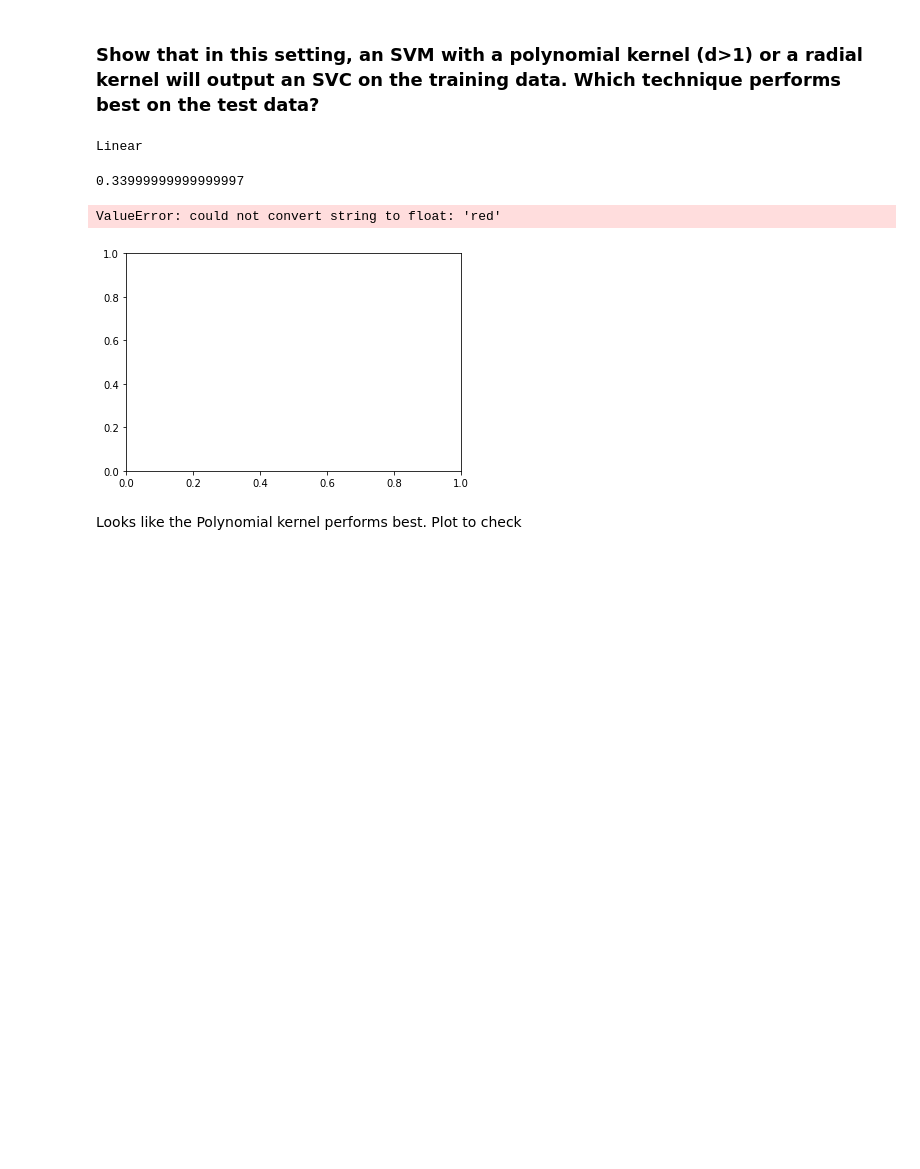
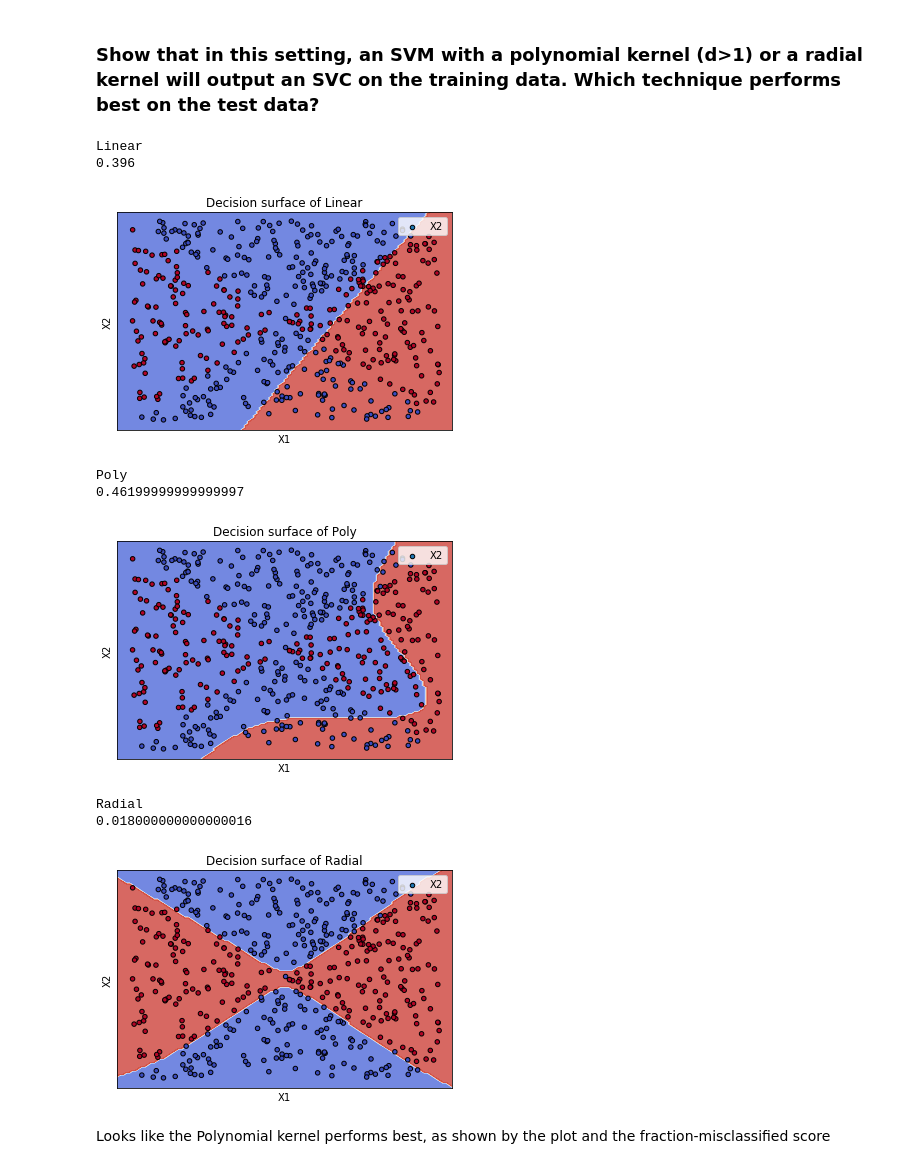
Before and after one commit to wllgrnt/islr-python-examples, a Jupyter notebook: Chapter9/question4.ipynb, the cells around one changed output. Cells and saved outputs as stored; diff of their text form; code cells hidden in the pictures; blank space fills up the shorter version.

Commit message:
showing that a linear svm does poorly on non-linear data

```diff
--- a/Chapter9/question4.ipynb
+++ b/Chapter9/question4.ipynb
@@ -33,4 +31,4 @@ ax.scatter("X1", "X2", c="Y", data=df)
 # %%
 X = df.drop(columns="Y")
 y = df.Y
-X_train, X_test, y_train, y_test = sklearn.model_selection.train_test_split(X, y, test_size=0.5)
+# X_train, X_test, y_train, y_test = sklearn.model_selection.train_test_split(X, y, test_size=0.33)
@@ -37,47 +59,35 @@ X_train, X_test, y_train, y_test = sklearn.model_selection.train_test_split(X, y
 # %%
-def make_meshgrid(x, y, h=.02):
-    x_min, x_max = x.min() - 1, x.max() + 1
-    y_min, y_max = y.min() - 1, y.max() + 1
-    xx, yy = np.meshgrid(np.arange(x_min, x_max, h), np.arange(y_min, y_max, h))
-    return xx, yy
 
-def plot_contours(ax, clf, xx, yy, **params):
-    Z = clf.predict(np.c_[xx.ravel(), yy.ravel()])
-    Z = Z.reshape(xx.shape)
-    out = ax.contourf(xx, yy, Z, **params)
-    return out
-
-
-linear_svm = sklearn.svm.LinearSVC(max_iter=1e6)
-polynomial_svm = sklearn.svm.SVC(kernel="poly", degree=3, gamma="auto")
-radial_svm = sklearn.svm.SVC(kernel="rbf", gamma="auto")
-
-for name, model in zip(["Linear", "Poly", "Radial"],[linear_svm, polynomial_svm, radial_svm]):
+for name, model in zip(["Linear", "Poly", "Radial"],[linear_cv, poly_cv, radial_cv]):
     print(name)
-    model.fit(X_train, y_train)
-    y_pred = model.predict(X_test)
-    score = sklearn.metrics.zero_one_loss(y_test, y_pred)
+    y_pred = model.predict(X)
+    score = sklearn.metrics.zero_one_loss(y, y_pred)
     print(score)
     fig, ax = plt.subplots()
     # title for the plots
     title = (f'Decision surface of {name}')
     # Set-up grid for plotting.
     X1, X2 = X.X1, X.X2
     xx, yy = make_meshgrid(X1, X2)
     plot_contours(ax, model, xx, yy, cmap=plt.cm.coolwarm, alpha=0.8)
-    colors = [0  if x == "Red" else 1 for x in y]
-    ax.scatter(X1, X2, c=colors, cmap=plt.cm.coolwarm, s=20, edgecolors='k')
+#     colors = [TEXTTOINT[prediction] for prediction in y]
+    ax.scatter(X1, X2, c=y, cmap=plt.cm.coolwarm, s=20, edgecolors='k')
     ax.set_ylabel('X2')
     ax.set_xlabel('X1')
     ax.set_xticks(())
     ax.set_yticks(())
     ax.set_title(title)
     ax.legend()
     plt.show()
 # %% [output]
 Linear
+0.396
+[figure, new version]
-0.33999999999999997
+Poly
+0.46199999999999997
+[figure, added]
-ValueError: could not convert string to float: 'red'
+Radial
+0.018000000000000016
-[figure, old version]
+[figure, added]
 # %% [markdown]
-Looks like the Polynomial kernel performs best. Plot to check
+Looks like the Polynomial kernel performs best, as shown by the plot and the fraction-misclassified score
```
Also changed, not shown: parts of 3 cells of this notebook.
